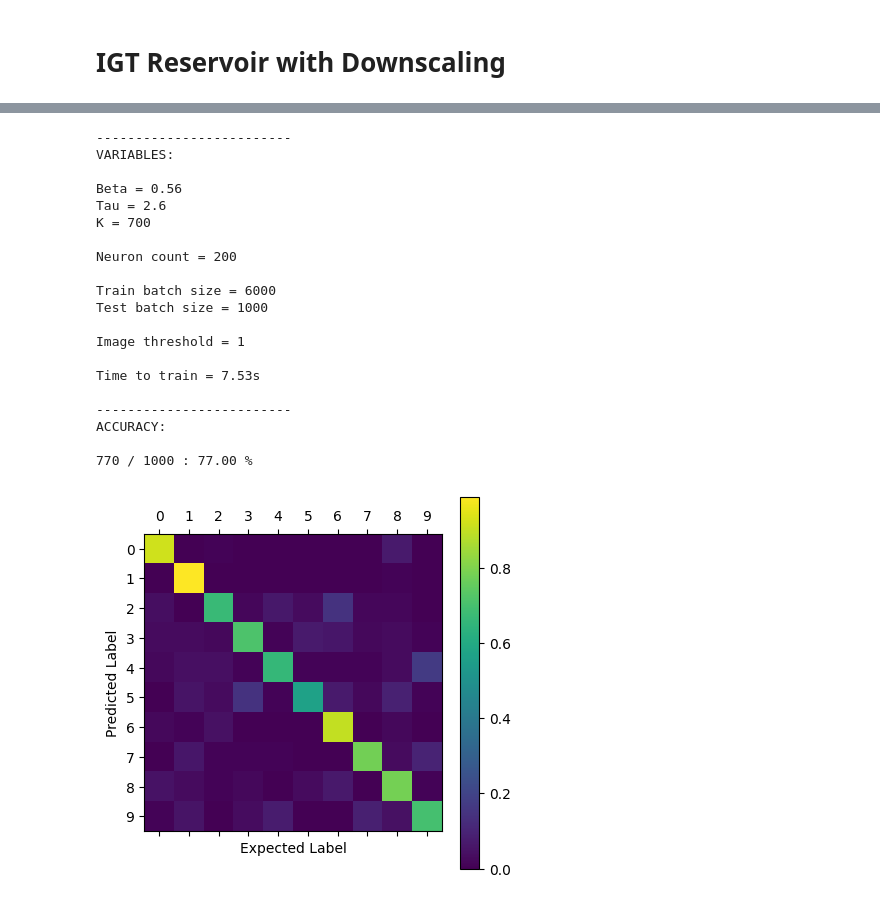
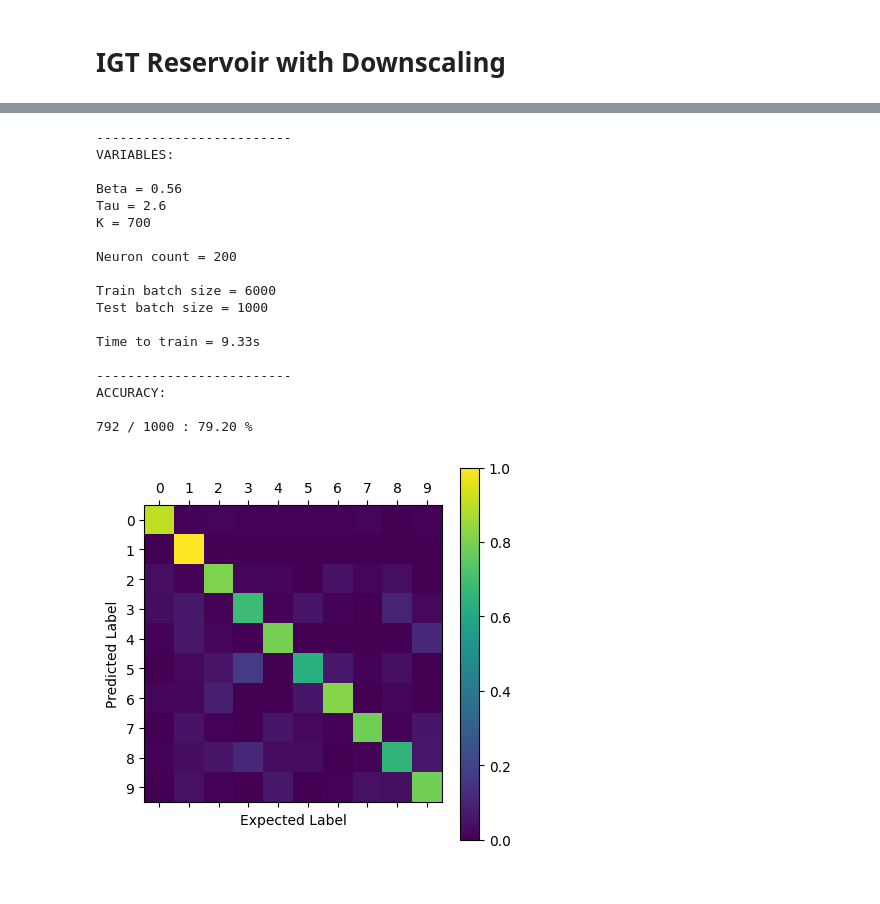
Before and after one commit to FipaLipe/IRIS, a Jupyter notebook: IGT_Reservoir_with_Downscaling.ipynb, the cells around one changed output, grey strips where cells are left out. Cells and saved outputs as stored; diff of their text form; code cells hidden in the pictures.

```diff
--- a/IGT_Reservoir_with_Downscaling.ipynb
+++ b/IGT_Reservoir_with_Downscaling.ipynb
@@ -423,3 +88,0 @@ def resize_images(images):
-# %%
-images, labels = get_images_batch(TRAIN_BATCH_SIZE)
-rec_images = resize_images(images).reshape((len(images),28,7))
@@ -442,15 +89,47 @@ plt.show()
 # %%
 time_to_train = time.time()
 
-weight_output, bias_output, current_state = run_reservoir_v(rec_images, labels, normalized_reservoir, current_state, weight_input, weight_output)
+weight_output, bias_output, current_state = run_reservoir(
+    reconstructed_images,
+    labels,
+    normalized_reservoir,
+    current_state,
+    weight_input,
+    weight_output,
+    zeros_flush,
+    k=K,
+    beta=BETA,
+    tau=TAU,
+    time_resolution=TIME_RESOLUTION,
+    neuron_count=NEURON_COUNT,
+    binarize=False,
+    dtype=np.float32
+)
 
 time_to_train = time.time() - time_to_train
 # %%
-images_test, labels_test = get_images_batch(TEST_BATCH_SIZE, x_test, y_test)
+images_test, labels_test = get_images_batch(TEST_BATCH_SIZE, rng=rng, mode="TEST")
 
-images_test = resize_images(images_test).reshape((len(images_test),28,7))
+images_test = np.array(reconstruct_images(images_test, max_current, K, BETA, TAU, TIME_RESOLUTION)).reshape((len(images_test),14,7))
 
-correct_predictions_count, confusion_matrix = run_reservoir_v(images_test, labels_test, normalized_reservoir, current_state, weight_input, weight_output, bias_output, mode="TEST")
+correct_predictions_count, confusion_matrix = run_reservoir(
+    images_test,
+    labels_test,
+    normalized_reservoir,
+    current_state,
+    weight_input,
+    weight_output,
+    zeros_flush,
+    k=K,
+    beta=BETA,
+    tau=TAU,
+    time_resolution=TIME_RESOLUTION,
+    bias_output=bias_output,
+    mode="TEST",
+    neuron_count=NEURON_COUNT,
+    binarize=False,
+    dtype=np.float32
+)
 
 print(f"""-------------------------
 VARIABLES:
@@ -463,42 +142,38 @@ Neuron count = {NEURON_COUNT}
 
 Train batch size = {TRAIN_BATCH_SIZE}
 Test batch size = {TEST_BATCH_SIZE}
-
-Image threshold = {IMAGE_THRESHOLD}
 
 Time to train = {time_to_train:.2f}s
 
 -------------------------
 ACCURACY:
 """)
 print(f"{correct_predictions_count} / {len(labels_test)} : {100*(correct_predictions_count/len(labels_test)):.2f} %")
 
 plt.matshow(confusion_matrix)
 plt.colorbar()
 plt.xlabel("Expected Label")
 plt.ylabel("Predicted Label")
 plt.xticks(np.arange(confusion_matrix.shape[0]))
 plt.yticks(np.arange(confusion_matrix.shape[1]))
 plt.show()
 # %% [output]
 -------------------------
 VARIABLES:
 
 Beta = 0.56
 Tau = 2.6
 K = 700
 
 Neuron count = 200
 
 Train batch size = 6000
 Test batch size = 1000
 
-Image threshold = 1
-
-Time to train = 7.53s
+Time to train = 9.33s
 
 -------------------------
 ACCURACY:
 
-770 / 1000 : 77.00 %
+792 / 1000 : 79.20 %
-[figure, old version]
+[figure, new version]
```
Also changed, not shown: parts of 20 cells of this notebook, 10 other files.
